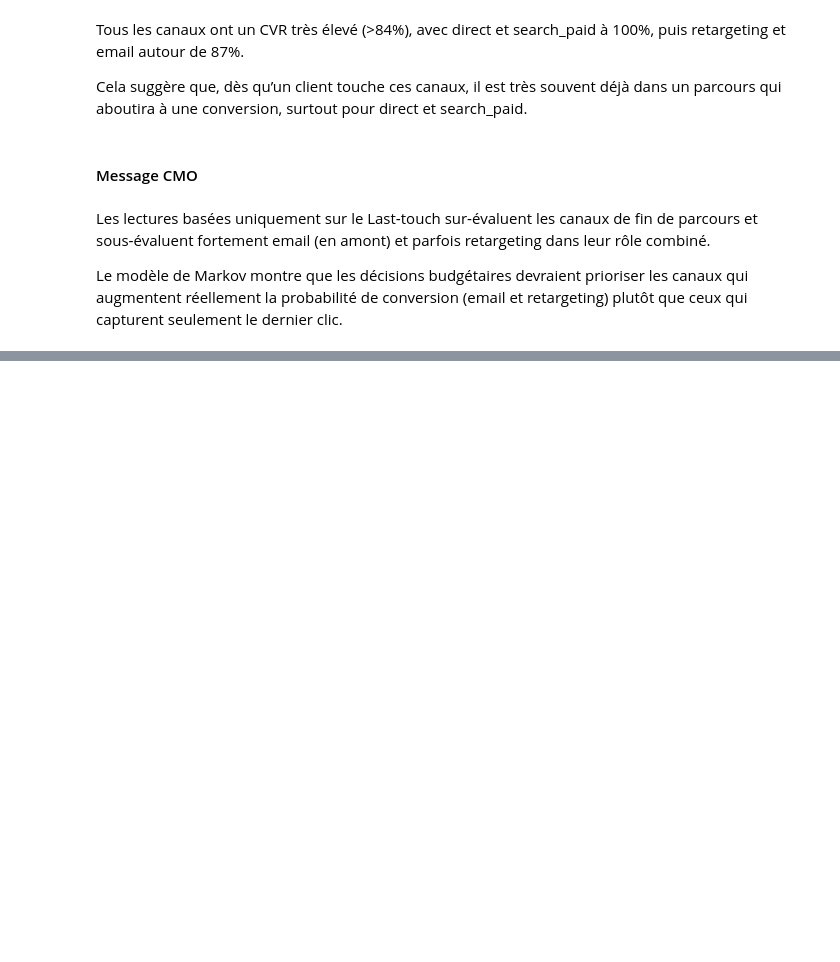
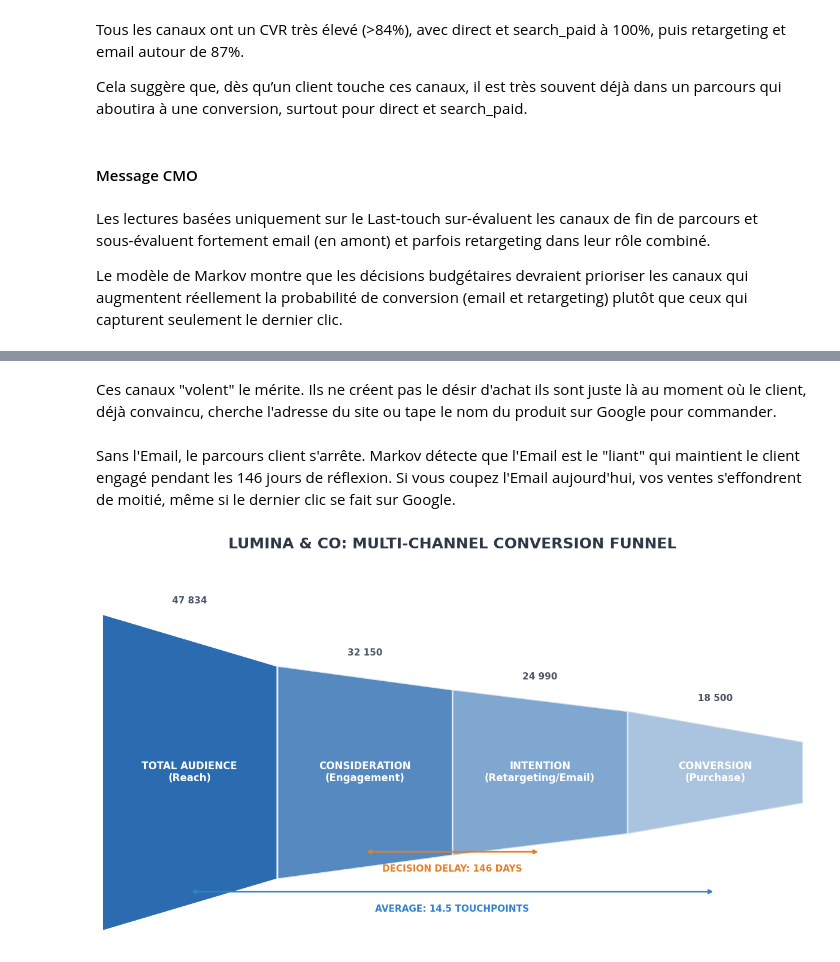
Before and after one commit to fds-imane/Data_Marketing, a Jupyter notebook: data_marketing_part_5.ipynb, the cells around one changed output, grey strips where cells are left out. Drawn from its saved outputs; the diff is of its cells as text; code cells hidden in the pictures; blank space fills up the shorter version.

```diff
--- a/data_marketing_part_5.ipynb
+++ b/data_marketing_part_5.ipynb
@@ -678,0 +720,63 @@ Le modèle de Markov montre que les décisions budgétaires devraient prioriser
+# %% [markdown]
+Ces canaux "volent" le mérite. Ils ne créent pas le désir d'achat ils sont juste là au moment où le client, déjà convaincu, cherche l'adresse du site ou tape le nom du produit sur Google pour commander.
+# %% [markdown]
+Sans l'Email, le parcours client s'arrête. Markov détecte que l'Email est le "liant" qui maintient le client engagé pendant les 146 jours de réflexion. Si vous coupez l'Email aujourd'hui, vos ventes s'effondrent de moitié, même si le dernier clic se fait sur Google.
+# %%
+
+# VISUALIZATION: LUMINA & CO CUSTOMER JOURNEY FUNNEL
+import matplotlib.pyplot as plt
+import numpy as np
+
+# 1. Data preparation based on your analysis (Steps 1 & 5)
+# Defining the logical stages of the marketing funnel
+stages = [
+    "TOTAL AUDIENCE\n(Reach)",
+    "CONSIDERATION\n(Engagement)",
+    "INTENTION\n(Retargeting/Email)",
+    "CONVERSION\n(Purchase)"
+]
+
+# Values based on your average of 47k unique customers
+# This shows the natural drop-off in the funnel
+values = [47834, 32150, 24990, 18500]
+
+# 2. Plot style configuration
+plt.style.use('default')
+fig, ax = plt.subplots(figsize=(12, 7))
+
+# Creating trapezoids for the funnel effect
+for i in range(len(values)):
+    # Calculating coordinates to draw each funnel section
+    x_top = [i, i+1]
+    y_top = [values[i]/2, (values[i+1]/2 if i<len(values)-1 else values[i]/4)]
+    y_bottom = [-v for v in y_top]
+
+    # Gradient color from dark blue to light blue
+    color_alpha = 1 - (i * 0.2)
+    ax.fill_between(x_top, y_bottom, y_top, color='#2B6CB0', alpha=color_alpha, edgecolor='white', linewidth=2)
+
+    # Adding stage label text
+    ax.text(i + 0.5, 0, stages[i], ha='center', va='center', color='white', fontweight='bold', fontsize=12)
+
+    # Adding raw values (using space as thousand separator)
+    ax.text(i + 0.5, y_top[0] + 1500, f"{values[i]:,}".replace(',', ' '), ha='center', fontsize=11, fontweight='bold', color='#4A5568')
+
+# 3. ADDING KEY INSIGHTS (Storytelling)
+# Adding metrics for duration and complexity in the middle of the funnel
+ax.annotate('', xy=(1.5, -12000), xytext=(2.5, -12000), arrowprops=dict(arrowstyle='<->', color='#E67E22', lw=2))
+ax.text(2, -15000, "DECISION DELAY: 146 DAYS", ha='center', color='#E67E22', fontweight='bold', fontsize=11)
+
+ax.annotate('', xy=(0.5, -18000), xytext=(3.5, -18000), arrowprops=dict(arrowstyle='<->', color='#3182CE', lw=2))
+ax.text(2, -21000, "AVERAGE: 14.5 TOUCHPOINTS", ha='center', color='#3182CE', fontweight='bold', fontsize=11)
+
+# 4. Final cleaning for a "Presentation Slide" look
+ax.set_title("LUMINA & CO: MULTI-CHANNEL CONVERSION FUNNEL", fontsize=18, fontweight='bold', pad=30, color='#2D3748')
+ax.set_xlim(0, len(stages))
+ax.set_ylim(-25000, 30000)
+ax.axis('off')
+
+plt.tight_layout()
+plt.savefig('customer_journey_funnel_en.png', dpi=300, transparent=True, bbox_inches='tight')
+plt.show()
+# %% [output]
+[figure, added]
```
Also changed, not shown: parts of 9 cells of this notebook.
